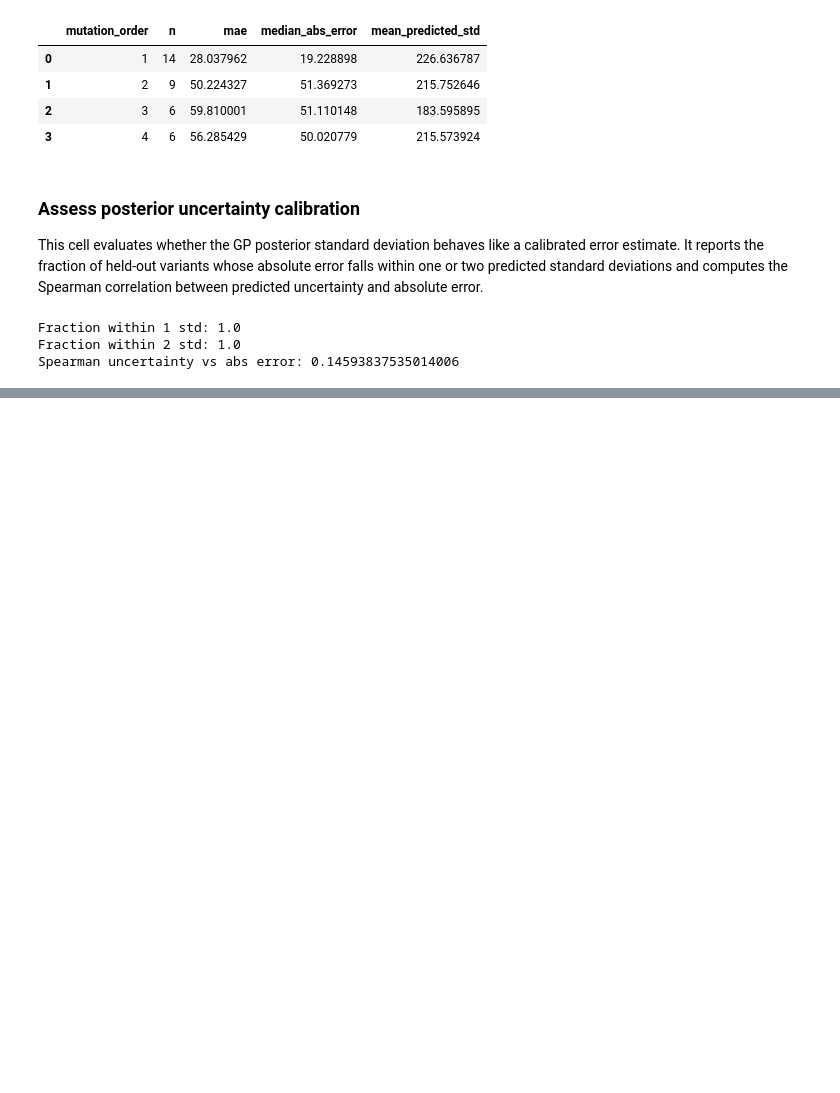
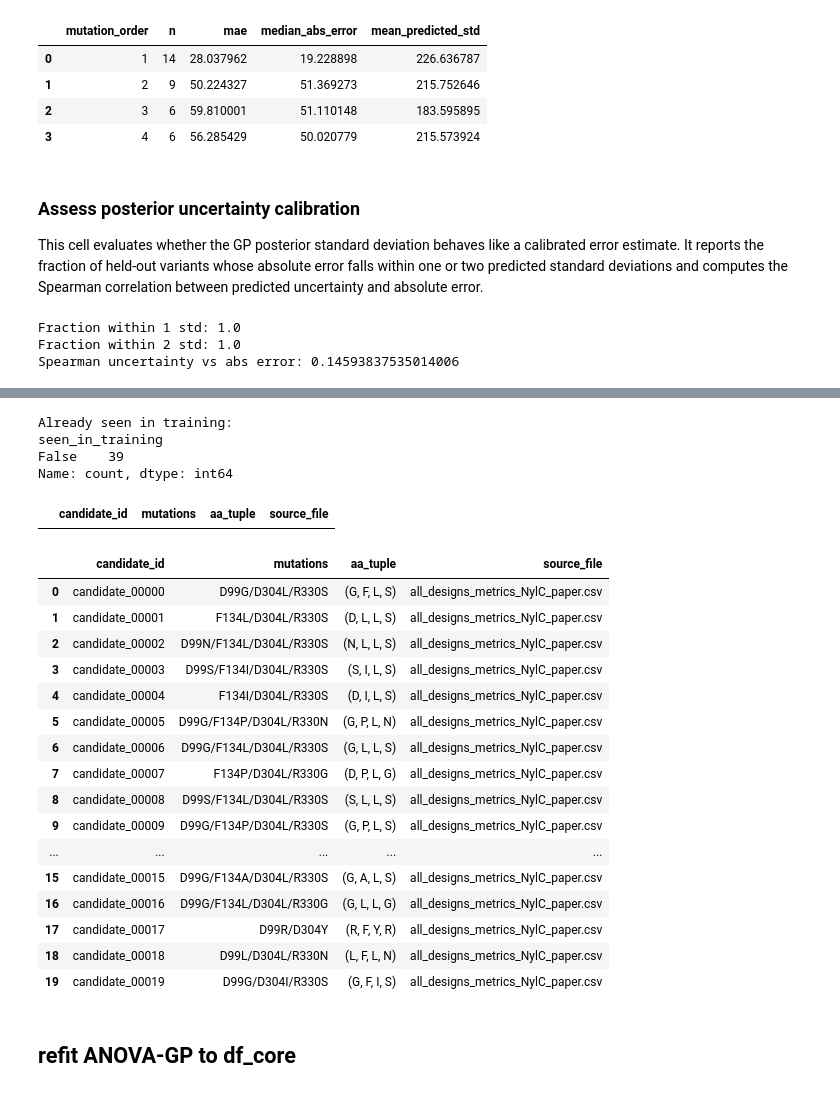
Before and after one commit to AJH305/nylon_md_features, a Jupyter notebook: Notebooks/03b_ANOVA_GP.ipynb, the cells around one changed output, grey strips where cells are left out. Saved outputs shown, nothing was run; the diff lists cells and outputs as text; code cells hidden in the pictures; blank space fills up the shorter version.

```diff
--- a/Notebooks/03b_ANOVA_GP.ipynb
+++ b/Notebooks/03b_ANOVA_GP.ipynb
@@ -1873,0 +2290,63 @@ Spearman uncertainty vs abs error: 0.14593837535014006
+# %%
+training_aa_tuples = set(df_gp["aa_tuple"])
+
+boltzgen_candidates_valid["seen_in_training"] = (
+    boltzgen_candidates_valid["aa_tuple"].apply(
+        lambda x: x in training_aa_tuples
+    )
+)
+
+print("Already seen in training:")
+print(
+    boltzgen_candidates_valid["seen_in_training"]
+    .value_counts(dropna=False)
+)
+
+display(
+    boltzgen_candidates_valid.loc[
+        boltzgen_candidates_valid["seen_in_training"],
+        [
+            "candidate_id",
+            "mutations",
+            "aa_tuple",
+            "source_file",
+        ],
+    ]
+)
+
+display(
+    boltzgen_candidates_valid.loc[
+        ~boltzgen_candidates_valid["seen_in_training"],
+        [
+            "candidate_id",
+            "mutations",
+            "aa_tuple",
+            "source_file",
+        ],
+    ].head(20)
+)
+# %% [output]
+Already seen in training:
+seen_in_training
+False    39
+Name: count, dtype: int64
+|  | candidate_id | mutations | aa_tuple | source_file |
+|  | candidate_id | mutations | aa_tuple | source_file |
+| 0 | candidate_00000 | D99G/D304L/R330S | (G, F, L, S) | all_designs_metrics_NylC_paper.csv |
+| 1 | candidate_00001 | F134L/D304L/R330S | (D, L, L, S) | all_designs_metrics_NylC_paper.csv |
+| 2 | candidate_00002 | D99N/F134L/D304L/R330S | (N, L, L, S) | all_designs_metrics_NylC_paper.csv |
+| 3 | candidate_00003 | D99S/F134I/D304L/R330S | (S, I, L, S) | all_designs_metrics_NylC_paper.csv |
+| 4 | candidate_00004 | F134I/D304L/R330S | (D, I, L, S) | all_designs_metrics_NylC_paper.csv |
+| 5 | candidate_00005 | D99G/F134P/D304L/R330N | (G, P, L, N) | all_designs_metrics_NylC_paper.csv |
+| 6 | candidate_00006 | D99G/F134L/D304L/R330S | (G, L, L, S) | all_designs_metrics_NylC_paper.csv |
+| 7 | candidate_00007 | F134P/D304L/R330G | (D, P, L, G) | all_designs_metrics_NylC_paper.csv |
+| 8 | candidate_00008 | D99S/F134L/D304L/R330S | (S, L, L, S) | all_designs_metrics_NylC_paper.csv |
+| 9 | candidate_00009 | D99G/F134P/D304L/R330S | (G, P, L, S) | all_designs_metrics_NylC_paper.csv |
+| ... | ... | ... | ... | ... |
+| 15 | candidate_00015 | D99G/F134A/D304L/R330S | (G, A, L, S) | all_designs_metrics_NylC_paper.csv |
+| 16 | candidate_00016 | D99G/F134L/D304L/R330G | (G, L, L, G) | all_designs_metrics_NylC_paper.csv |
+| 17 | candidate_00017 | D99R/D304Y | (R, F, Y, R) | all_designs_metrics_NylC_paper.csv |
+| 18 | candidate_00018 | D99L/D304L/R330N | (L, F, L, N) | all_designs_metrics_NylC_paper.csv |
+| 19 | candidate_00019 | D99G/D304I/R330S | (G, F, I, S) | all_designs_metrics_NylC_paper.csv |
+# %% [markdown]
+## refit ANOVA-GP to df_core
```
Also changed, not shown: parts of 14 cells of this notebook, 19 other files.
